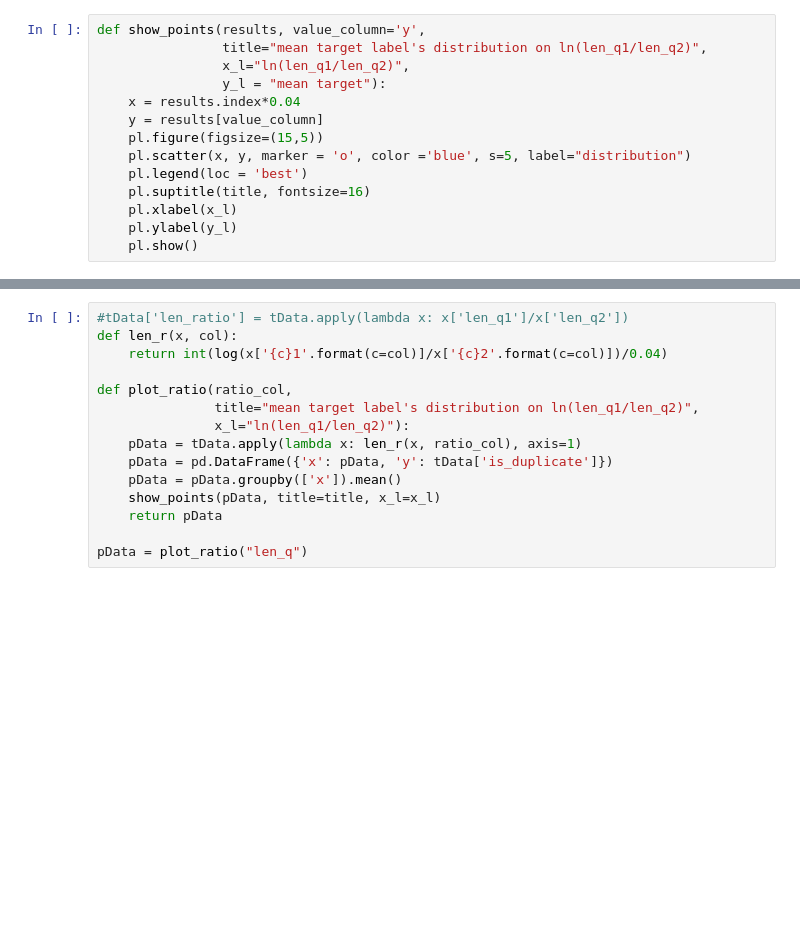
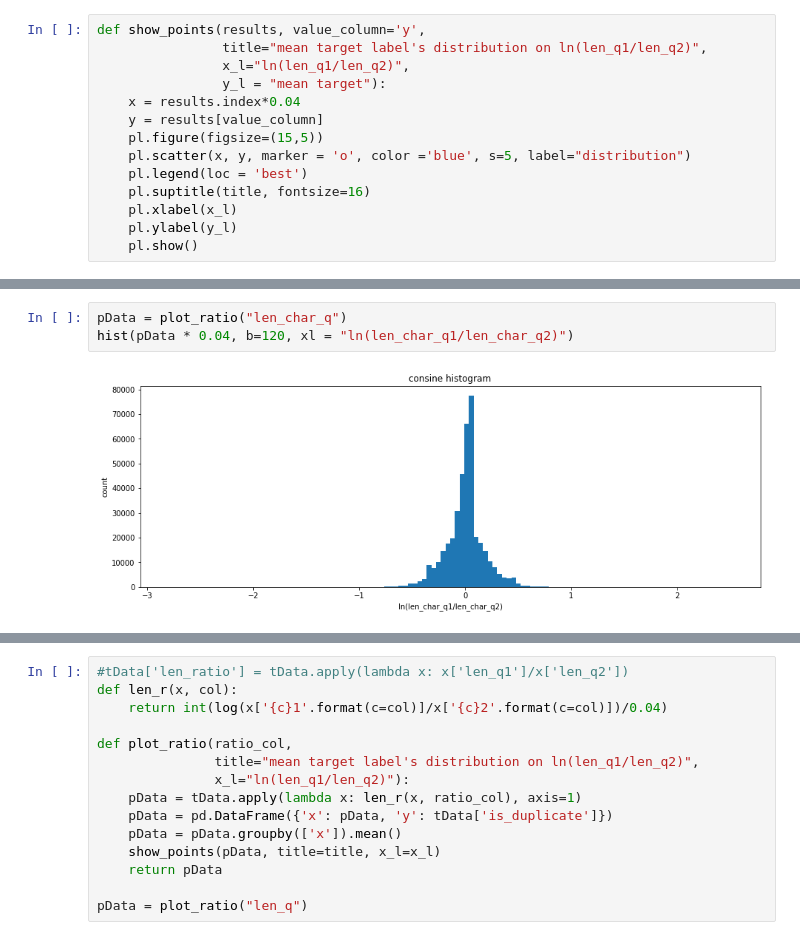
Before and after one commit to Luminosite/ud_quora, a Jupyter notebook: data_analyse.ipynb, the cells around one changed output, grey strips where cells are left out. Drawn from its saved outputs; the diff is of its cells as text; blank space fills up the shorter version.

```diff
--- a/data_analyse.ipynb
+++ b/data_analyse.ipynb
@@ -34,0 +73,5 @@ def show_points(results, value_column='y',
+# %%
+pData = plot_ratio("len_char_q")
+hist(pData * 0.04, b=120, xl = "ln(len_char_q1/len_char_q2)")
+# %% [output]
+[figure, added]
```
Also changed, not shown: parts of 9 cells of this notebook, 1 other file.
